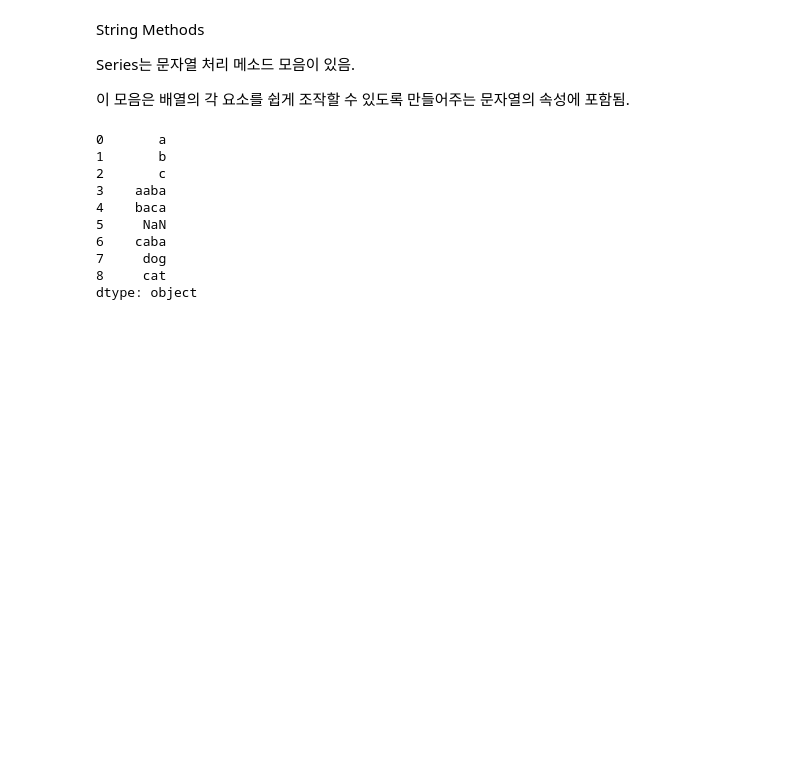
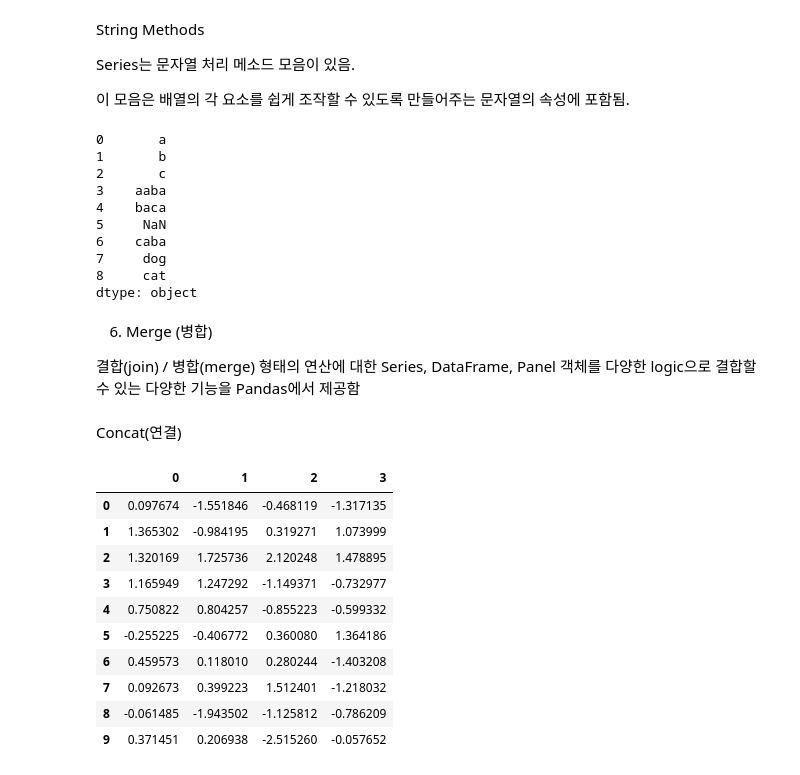
Before and after one commit to KangSikWoo/AIphoria-SelfStudy, a Jupyter notebook: ai_1/pandas.ipynb, the cells around one changed output. Drawn from its saved outputs; the diff is of its cells as text; code cells hidden in the pictures; blank space fills up the shorter version.

Commit message:
Pandas Part 6. Merge

```diff
--- a/ai_1/pandas.ipynb
+++ b/ai_1/pandas.ipynb
@@ -603,3 +603,24 @@ s.str.lower() #다 소문자로
 7     dog
 8     cat
 dtype: object
+# %% [markdown]
+6. Merge (병합)
+
+결합(join) / 병합(merge) 형태의 연산에 대한 Series, DataFrame, Panel 객체를 다양한 logic으로 결합할 수 있는 다양한 기능을 Pandas에서 제공함
+# %% [markdown]
+Concat(연결)
+# %%
+df = pd.DataFrame(np.random.randn(10, 4))
+df
+# %% [output]
+|  | 0 | 1 | 2 | 3 |
+| 0 | 0.097674 | -1.551846 | -0.468119 | -1.317135 |
+| 1 | 1.365302 | -0.984195 | 0.319271 | 1.073999 |
+| 2 | 1.320169 | 1.725736 | 2.120248 | 1.478895 |
+| 3 | 1.165949 | 1.247292 | -1.149371 | -0.732977 |
+| 4 | 0.750822 | 0.804257 | -0.855223 | -0.599332 |
+| 5 | -0.255225 | -0.406772 | 0.360080 | 1.364186 |
+| 6 | 0.459573 | 0.118010 | 0.280244 | -1.403208 |
+| 7 | 0.092673 | 0.399223 | 1.512401 | -1.218032 |
+| 8 | -0.061485 | -1.943502 | -1.125812 | -0.786209 |
+| 9 | 0.371451 | 0.206938 | -2.515260 | -0.057652 |
```
Also changed, not shown: parts of 6 cells of this notebook.
